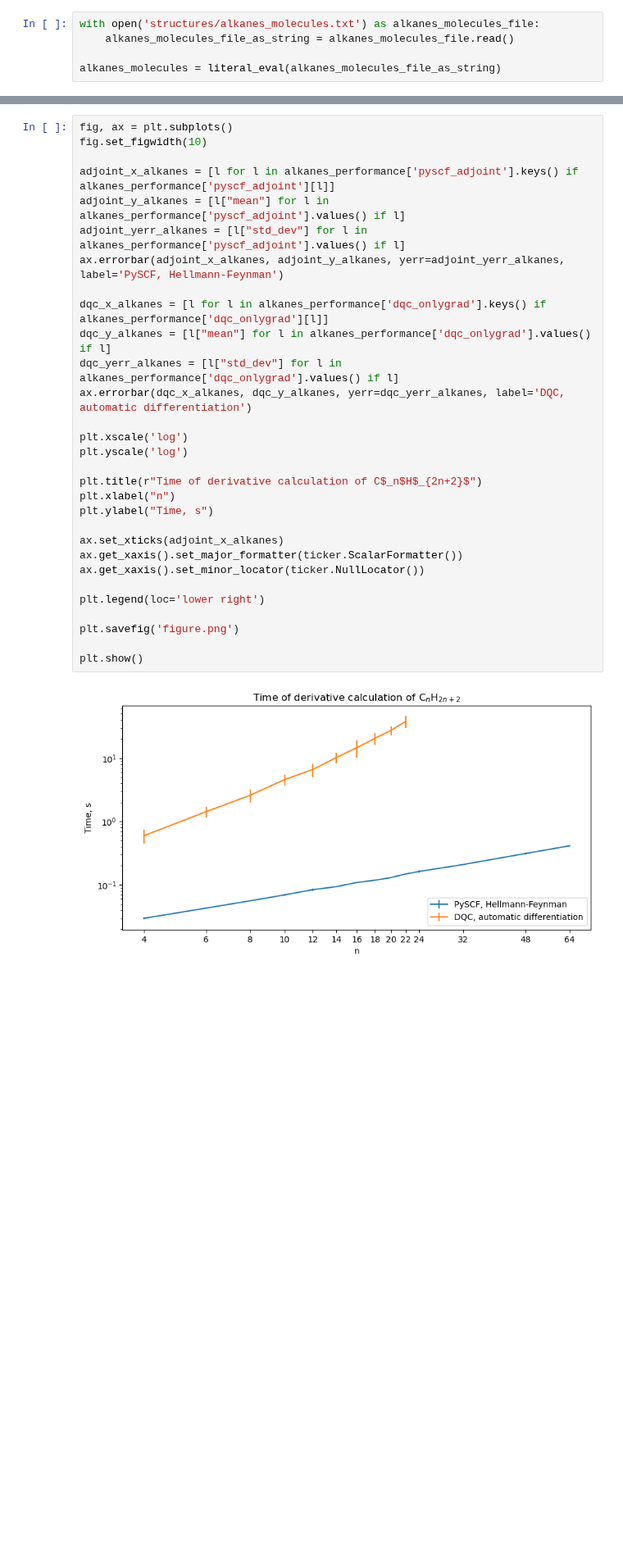
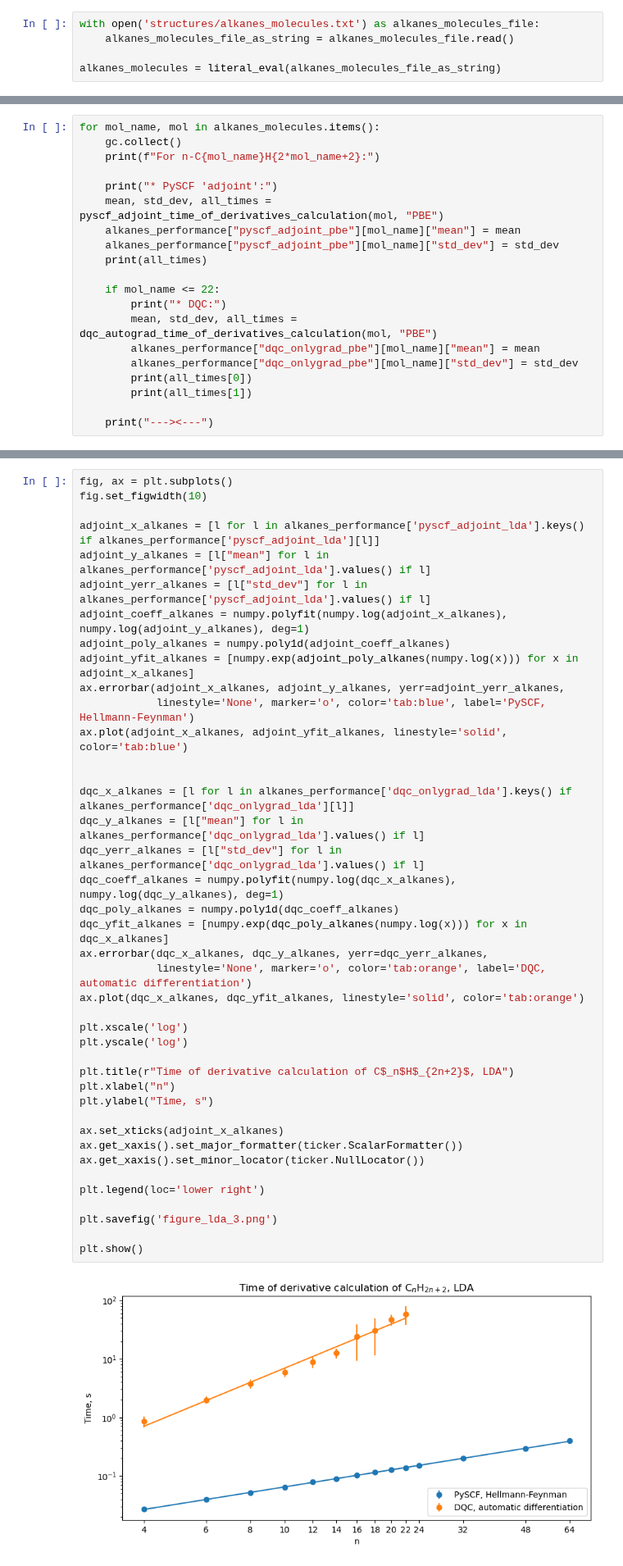
Before and after one commit to grinisrit/noa, a Jupyter notebook: docs/qc/Adjoint_Sensitivity_Method_for_Kohn_Sham_Equations.ipynb, the cells around one changed output, grey strips where cells are left out. Shown at 82% size. Cells and saved outputs as stored; diff of their text form; blank space fills up the shorter version.

```diff
--- a/docs/qc/Adjoint_Sensitivity_Method_for_Kohn_Sham_Equations.ipynb
+++ b/docs/qc/Adjoint_Sensitivity_Method_for_Kohn_Sham_Equations.ipynb
@@ -1379 +1889,21 @@ For n-С64H130:
 ---><---
+# %%
+for mol_name, mol in alkanes_molecules.items():
+    gc.collect()
+    print(f"For n-С{mol_name}H{2*mol_name+2}:")
+
+    print("* PySCF 'adjoint':")
+    mean, std_dev, all_times = pyscf_adjoint_time_of_derivatives_calculation(mol, "PBE")
+    alkanes_performance["pyscf_adjoint_pbe"][mol_name]["mean"] = mean
+    alkanes_performance["pyscf_adjoint_pbe"][mol_name]["std_dev"] = std_dev
+    print(all_times)
+
+    if mol_name <= 22:
+        print("* DQC:")
+        mean, std_dev, all_times = dqc_autograd_time_of_derivatives_calculation(mol, "PBE")
+        alkanes_performance["dqc_onlygrad_pbe"][mol_name]["mean"] = mean
+        alkanes_performance["dqc_onlygrad_pbe"][mol_name]["std_dev"] = std_dev
+        print(all_times[0])
+        print(all_times[1])
+
+    print("---><---")
@@ -1380,32 +1928,43 @@ For n-С64H130:
 # %%
 fig, ax = plt.subplots()
 fig.set_figwidth(10)
 
-adjoint_x_alkanes = [l for l in alkanes_performance['pyscf_adjoint'].keys() if alkanes_performance['pyscf_adjoint'][l]]
-adjoint_y_alkanes = [l["mean"] for l in alkanes_performance['pyscf_adjoint'].values() if l]
-adjoint_yerr_alkanes = [l["std_dev"] for l in alkanes_performance['pyscf_adjoint'].values() if l]
-ax.errorbar(adjoint_x_alkanes, adjoint_y_alkanes, yerr=adjoint_yerr_alkanes, label='PySCF, Hellmann-Feynman')
+adjoint_x_alkanes = [l for l in alkanes_performance['pyscf_adjoint_lda'].keys() if alkanes_performance['pyscf_adjoint_lda'][l]]
+adjoint_y_alkanes = [l["mean"] for l in alkanes_performance['pyscf_adjoint_lda'].values() if l]
+adjoint_yerr_alkanes = [l["std_dev"] for l in alkanes_performance['pyscf_adjoint_lda'].values() if l]
+adjoint_coeff_alkanes = numpy.polyfit(numpy.log(adjoint_x_alkanes), numpy.log(adjoint_y_alkanes), deg=1)
+adjoint_poly_alkanes = numpy.poly1d(adjoint_coeff_alkanes)
+adjoint_yfit_alkanes = [numpy.exp(adjoint_poly_alkanes(numpy.log(x))) for x in adjoint_x_alkanes]
+ax.errorbar(adjoint_x_alkanes, adjoint_y_alkanes, yerr=adjoint_yerr_alkanes,
+            linestyle='None', marker='o', color='tab:blue', label='PySCF, Hellmann-Feynman')
+ax.plot(adjoint_x_alkanes, adjoint_yfit_alkanes, linestyle='solid', color='tab:blue')
 
-dqc_x_alkanes = [l for l in alkanes_performance['dqc_onlygrad'].keys() if alkanes_performance['dqc_onlygrad'][l]]
-dqc_y_alkanes = [l["mean"] for l in alkanes_performance['dqc_onlygrad'].values() if l]
-dqc_yerr_alkanes = [l["std_dev"] for l in alkanes_performance['dqc_onlygrad'].values() if l]
-ax.errorbar(dqc_x_alkanes, dqc_y_alkanes, yerr=dqc_yerr_alkanes, label='DQC, automatic differentiation')
+
+dqc_x_alkanes = [l for l in alkanes_performance['dqc_onlygrad_lda'].keys() if alkanes_performance['dqc_onlygrad_lda'][l]]
+dqc_y_alkanes = [l["mean"] for l in alkanes_performance['dqc_onlygrad_lda'].values() if l]
+dqc_yerr_alkanes = [l["std_dev"] for l in alkanes_performance['dqc_onlygrad_lda'].values() if l]
+dqc_coeff_alkanes = numpy.polyfit(numpy.log(dqc_x_alkanes), numpy.log(dqc_y_alkanes), deg=1)
+dqc_poly_alkanes = numpy.poly1d(dqc_coeff_alkanes)
+dqc_yfit_alkanes = [numpy.exp(dqc_poly_alkanes(numpy.log(x))) for x in dqc_x_alkanes]
+ax.errorbar(dqc_x_alkanes, dqc_y_alkanes, yerr=dqc_yerr_alkanes,
+            linestyle='None', marker='o', color='tab:orange', label='DQC, automatic differentiation')
+ax.plot(dqc_x_alkanes, dqc_yfit_alkanes, linestyle='solid', color='tab:orange')
 
 plt.xscale('log')
 plt.yscale('log')
 
-plt.title(r"Time of derivative calculation of C$_n$H$_{2n+2}$")
+plt.title(r"Time of derivative calculation of C$_n$H$_{2n+2}$, LDA")
 plt.xlabel("n")
 plt.ylabel("Time, s")
 
 ax.set_xticks(adjoint_x_alkanes)
 ax.get_xaxis().set_major_formatter(ticker.ScalarFormatter())
 ax.get_xaxis().set_minor_locator(ticker.NullLocator())
 
 plt.legend(loc='lower right')
 
-plt.savefig('figure.png')
+plt.savefig('figure_lda_3.png')
 
 plt.show()
 # %% [output]
-[figure, old version]
+[figure, new version]
```
Also changed, not shown: parts of 146 cells of this notebook.
